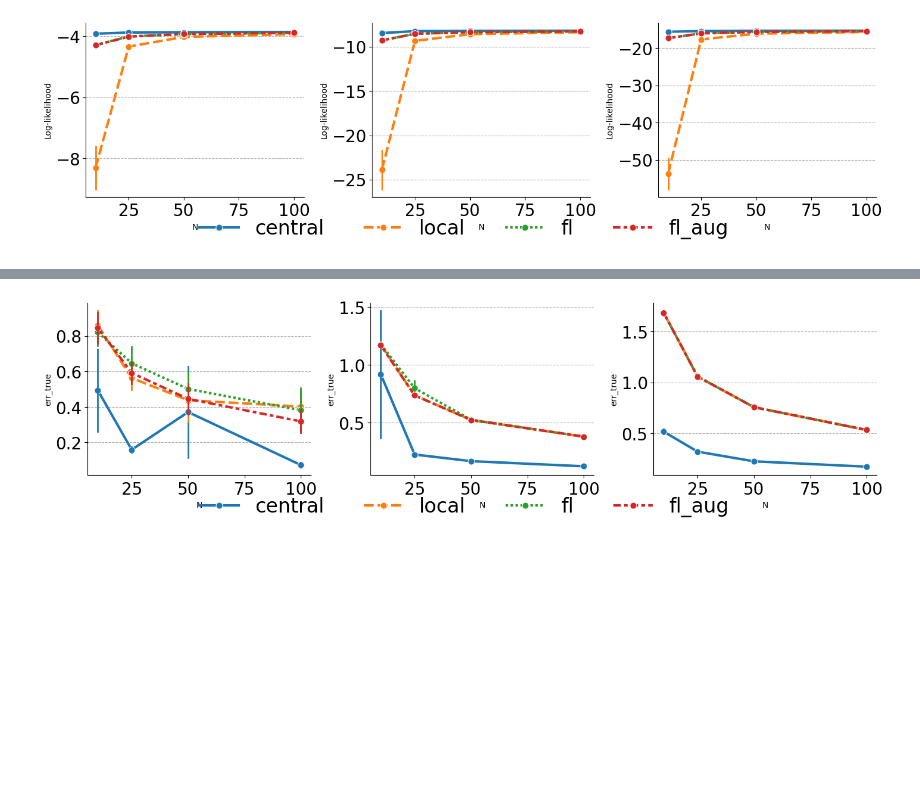
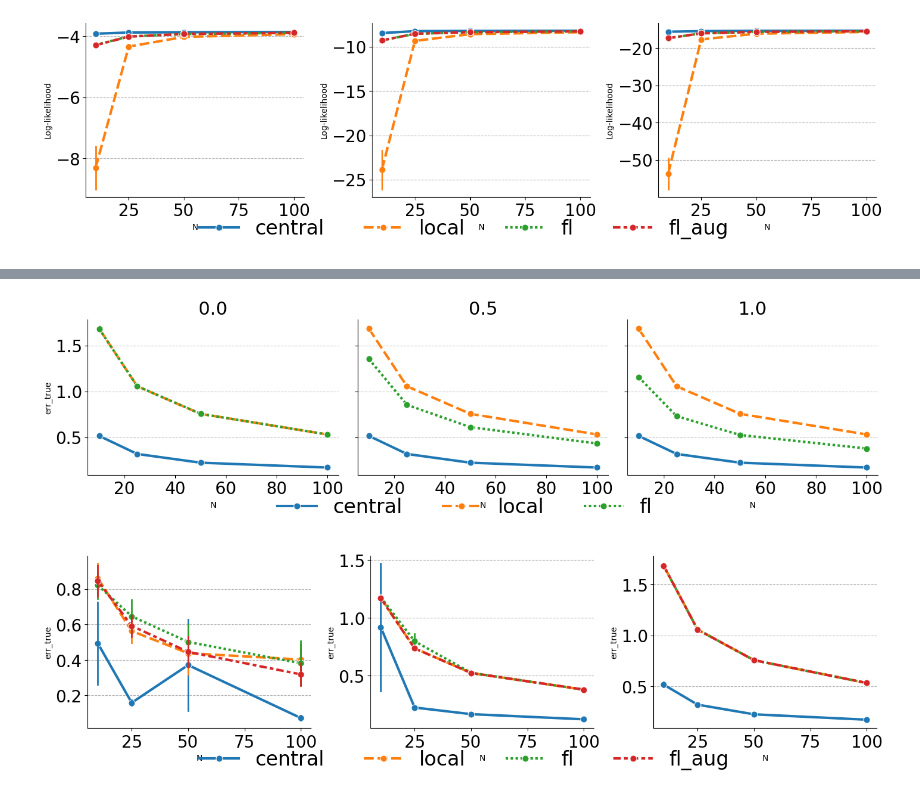
Before and after one commit to shamPJ/KL-GTVmin-GMM, a Jupyter notebook: Untitled.ipynb, the cells around one changed output, grey strips where cells are left out. Saved outputs shown, nothing was run; the diff lists cells and outputs as text; code cells hidden in the pictures; blank space fills up the shorter version.

```diff
--- a/Untitled.ipynb
+++ b/Untitled.ipynb
@@ -133,3 +238,8 @@ plot_metrics(df_lambda_1, "N", "Log-likelihood", "D")
+# %%
+df_plot = df_iid[ (df_iid["D"]==10) & (df_iid["algorithm"]!='fl_aug')]
+plot_metrics(df_plot, "N", "err_true", "lambda")
+# %% [output]
+[figure, added]
 # %%
 plot_metrics(df_lambda_0, "N", "err_true", "D")
 plot_metrics(df_lambda_05, "N", "err_true", "D")
```
Also changed, not shown: parts of 4 cells of this notebook, 12 other files.
